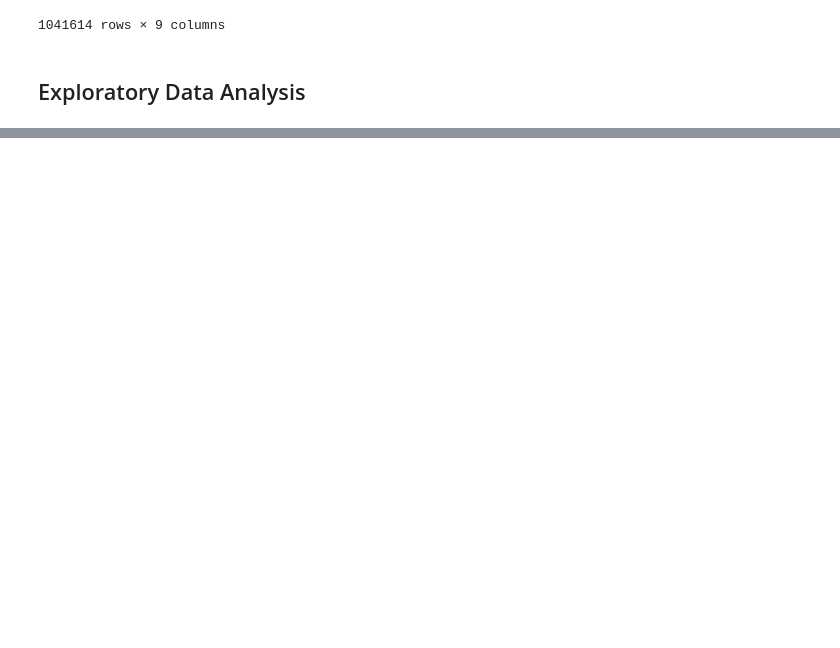
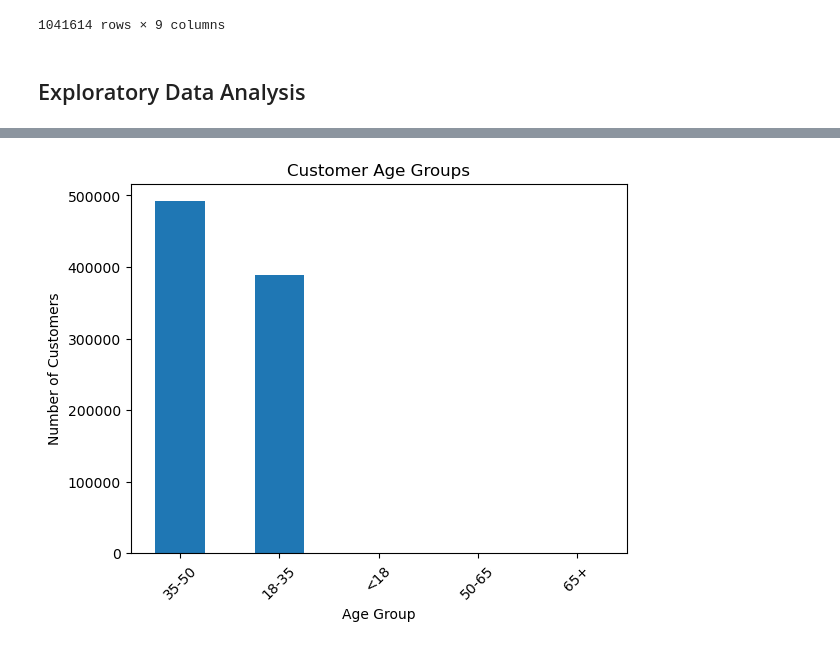
Before and after one commit to usman666/Optimising-Retail-Banking-Strategies, a Jupyter notebook: Analyis.ipynb, the cells around one changed output, grey strips where cells are left out. Cells and saved outputs as stored; diff of their text form; code cells hidden in the pictures; blank space fills up the shorter version.

```diff
--- a/Analyis.ipynb
+++ b/Analyis.ipynb
@@ -93,0 +101,12 @@ df
+# %%
+## calculating and grouping customers by age
+df['Age'] = (pd.to_datetime('today') - df['CustomerDOB']).dt.days // 365
+df['AgeGroup'] = pd.cut(df['Age'], bins=[0, 18, 35, 50, 65, 100], labels=['<18', '18-35', '35-50', '50-65', '65+'])
+df['AgeGroup'].value_counts().plot(kind='bar')
+plt.title('Customer Age Groups')
+plt.xticks(rotation=45)
+plt.xlabel('Age Group')
+plt.ylabel('Number of Customers')
+plt.show()
+# %% [output]
+[figure, added]
```
Also changed, not shown: parts of 2 cells of this notebook, 1 other file.
